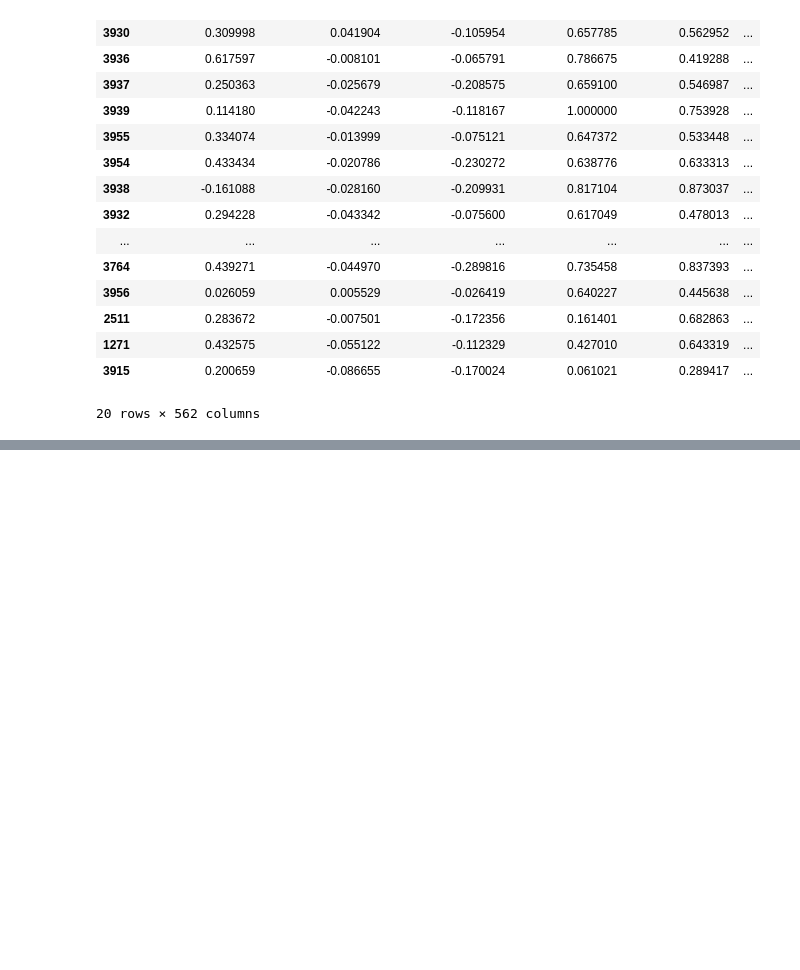
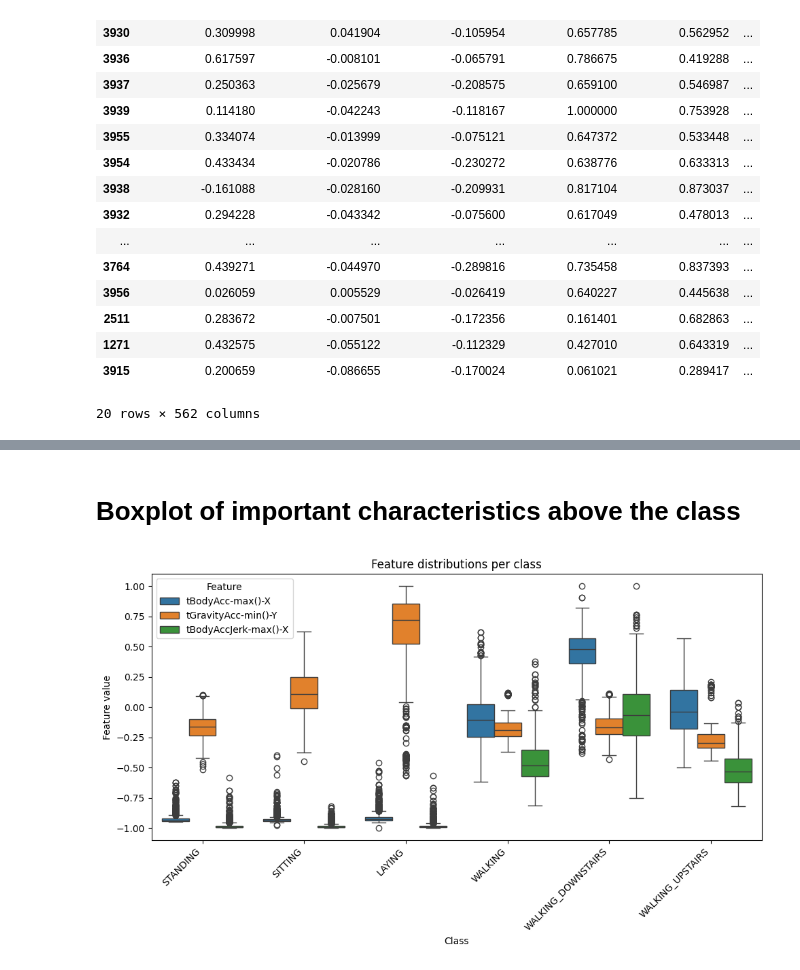
Before and after one commit to TymurNazarenko/DataChallenge, a Jupyter notebook: exploration.ipynb, the cells around one changed output, grey strips where cells are left out. Drawn from its saved outputs; the diff is of its cells as text; code cells hidden in the pictures; blank space fills up the shorter version.

```diff
--- a/exploration.ipynb
+++ b/exploration.ipynb
@@ -223,0 +227,11 @@ df.groupby("activity")["score"].mean().sort_values()
+# %%
+from sklearn.feature_selection import mutual_info_classif
+from sklearn.preprocessing import LabelEncoder
+
+le = LabelEncoder()
+df_y = le.fit_transform(df_y)
+mi = mutual_info_classif(df, df_y, random_state=42)
+scores = pd.Series(mi, index=df.columns)
+
+with pd.option_context('display.max_rows', 10, 'display.max_columns', None):  # more options can be specified also
+    print(scores.sort_values(ascending=False).head(10))
@@ -223,0 +250,38 @@ df.groupby("activity")["score"].mean().sort_values()
+# %% [markdown]
+# Boxplot of important characteristics above the class
+# %%
+import seaborn as sns
+import matplotlib.pyplot as plt
+
+top_3 = scores.sort_values(ascending=False).head(3)
+top_3 = list(dict(top_3).keys())
+
+newdf = df[top_3].copy()
+newdf['class'] = df_y
+
+# 3. Melt into long format
+df_melted = newdf.melt(
+    id_vars='class',
+    value_vars=top_3,
+    var_name='feature',
+    value_name='value'
+)
+
+# 4. Plot
+plt.figure(figsize=(10, 6))
+sns.boxplot(
+    data=df_melted,
+    x='class',
+    y='value',
+    hue='feature'
+)
+
+plt.title("Feature distributions per class")
+plt.xlabel("Class")
+plt.xticks(rotation=45, ha='right')
+plt.ylabel("Feature value")
+plt.legend(title="Feature")
+plt.tight_layout()
+plt.show()
+# %% [output]
+[figure, added]
```
Also changed, not shown: parts of 9 cells of this notebook, 2 other files.
